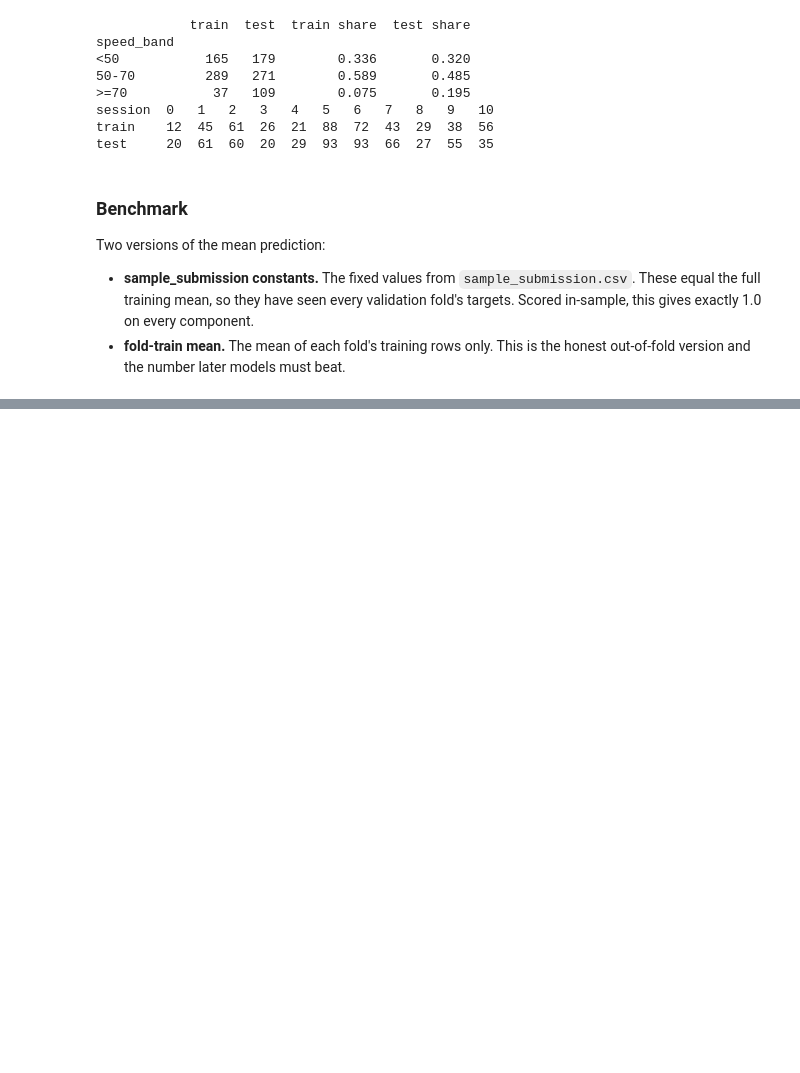
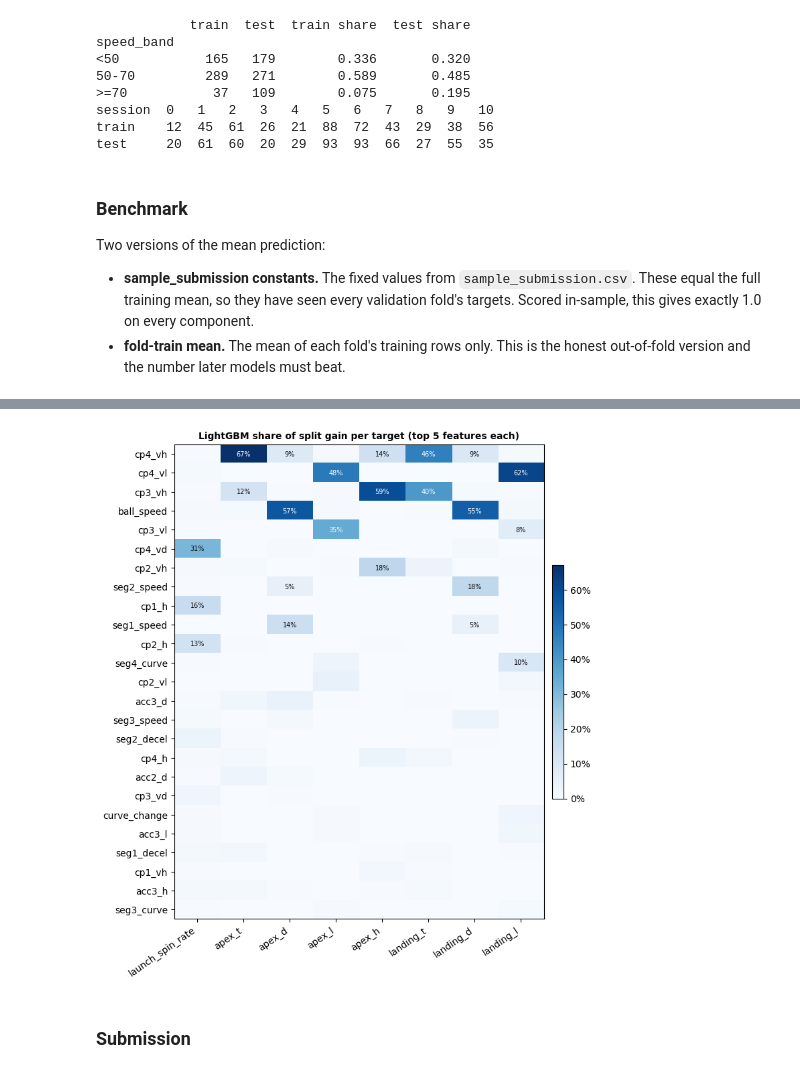
Before and after one commit to Gabriella-Scott/inrange-comp, a Jupyter notebook: notebooks/03_modelling.ipynb, the cells around one changed output, grey strips where cells are left out. Saved outputs shown, nothing was run; the diff lists cells and outputs as text; code cells hidden in the pictures; blank space fills up the shorter version.

Commit message:
Add lightGBM baseline and leave-one-session out CV. CV composite 0.185 LOSO/ 0.187 within-session; test-mix 0.197 (boot sd 0.005 / 0.006)

```diff
--- a/notebooks/03_modelling.ipynb
+++ b/notebooks/03_modelling.ipynb
@@ -130,0 +161,8 @@ spread across repeats: min 0.993, max 1.045, sd 0.019
+# %%
+train_s, test_s = add_sessions(train, test)
+features = LGBMBaseline().fit(train_s).feature_names
+print(len(features), "features:", features)
+
+round_trip = targets_from_shot_frame(train_s, shot_frame_targets(train_s))
+print("\nmax |error| of shot-frame round trip on true targets (m, s, rpm):")
+print((round_trip - train_s[TARGET_COLS]).abs().max().round(4).to_dict())
@@ -130,0 +264,7 @@ spread across repeats: min 0.993, max 1.045, sd 0.019
+# %%
+importance = final.feature_importance()
+top = pd.DataFrame({
+    target: [f"{name} ({share:.0%})" for name, share in importance[target].nlargest(5).items()]
+    for target in SHOT_FRAME_TARGETS
+}, index=[f"#{i}" for i in range(1, 6)]).T
+print(top.to_string())
@@ -130,0 +281,22 @@ spread across repeats: min 0.993, max 1.045, sd 0.019
+# %%
+shown = sorted(set().union(*[importance[t].nlargest(5).index for t in SHOT_FRAME_TARGETS]),
+               key=lambda f: -importance.loc[f].max())
+fig, ax = plt.subplots(figsize=(7.5, 0.32 * len(shown) + 1.2))
+data = importance.loc[shown, SHOT_FRAME_TARGETS].to_numpy()
+image = ax.imshow(data, cmap="Blues", vmin=0, vmax=data.max(), aspect="auto")
+ax.set_xticks(range(len(SHOT_FRAME_TARGETS)), SHOT_FRAME_TARGETS, rotation=35, ha="right")
+ax.set_yticks(range(len(shown)), shown)
+for i in range(data.shape[0]):
+    for j in range(data.shape[1]):
+        if data[i, j] >= 0.05:
+            ax.text(j, i, f"{data[i, j]:.0%}", ha="center", va="center", fontsize=7,
+                    color="white" if data[i, j] > 0.5 * data.max() else "#0b0b0b")
+ax.set_title("LightGBM share of split gain per target (top 5 features each)", fontsize=10, fontweight="bold")
+ax.grid(False)
+fig.colorbar(image, ax=ax, fraction=0.03, pad=0.02, format=lambda v, _: f"{v:.0%}")
+fig.savefig(FIG_DIR / "fig08_lgbm_importance.png", dpi=150, bbox_inches="tight", facecolor="#fcfcfb")
+plt.show()
+# %% [output]
+[figure, added]
+# %% [markdown]
+### Submission
```
Also changed, not shown: parts of 16 cells of this notebook, 11 other files.
